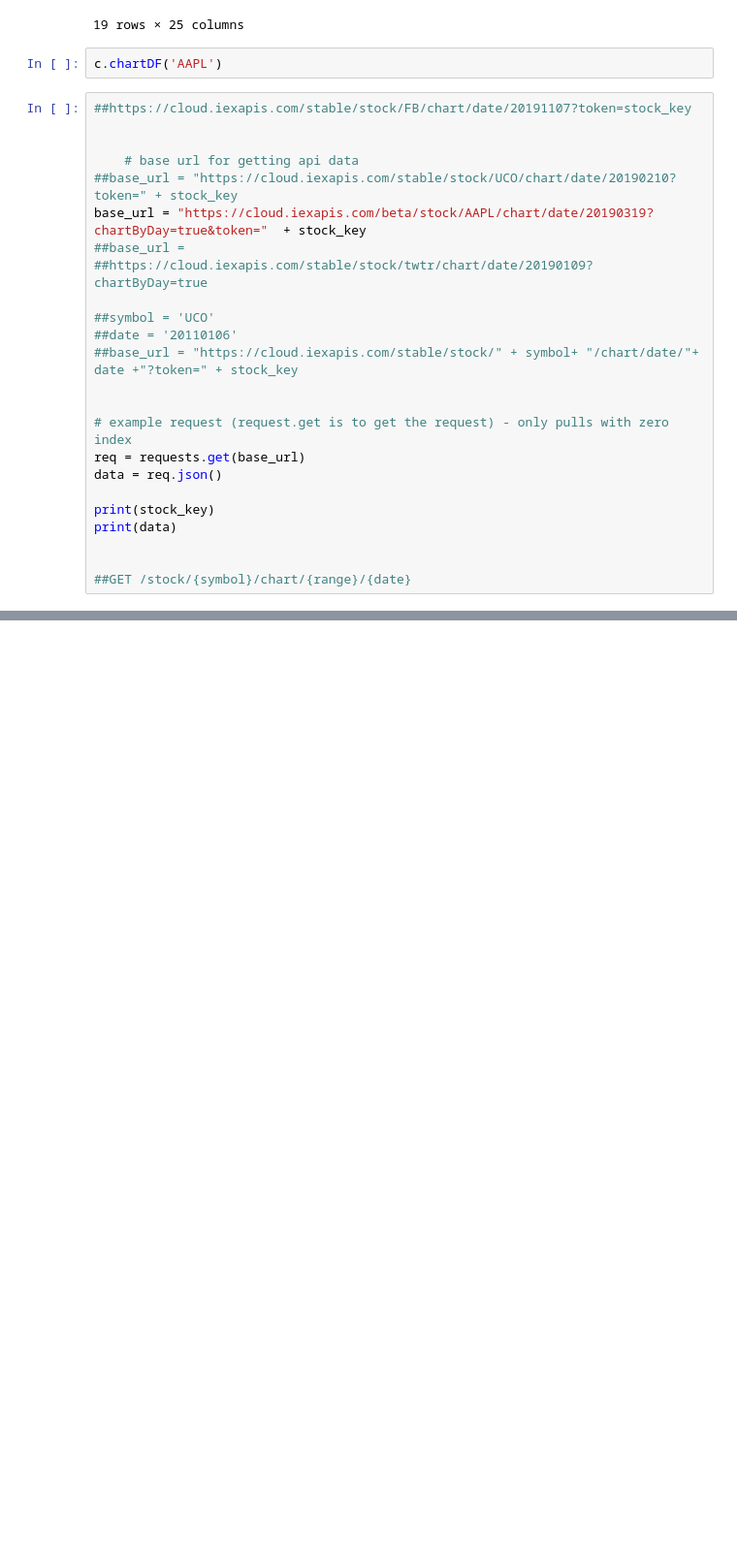
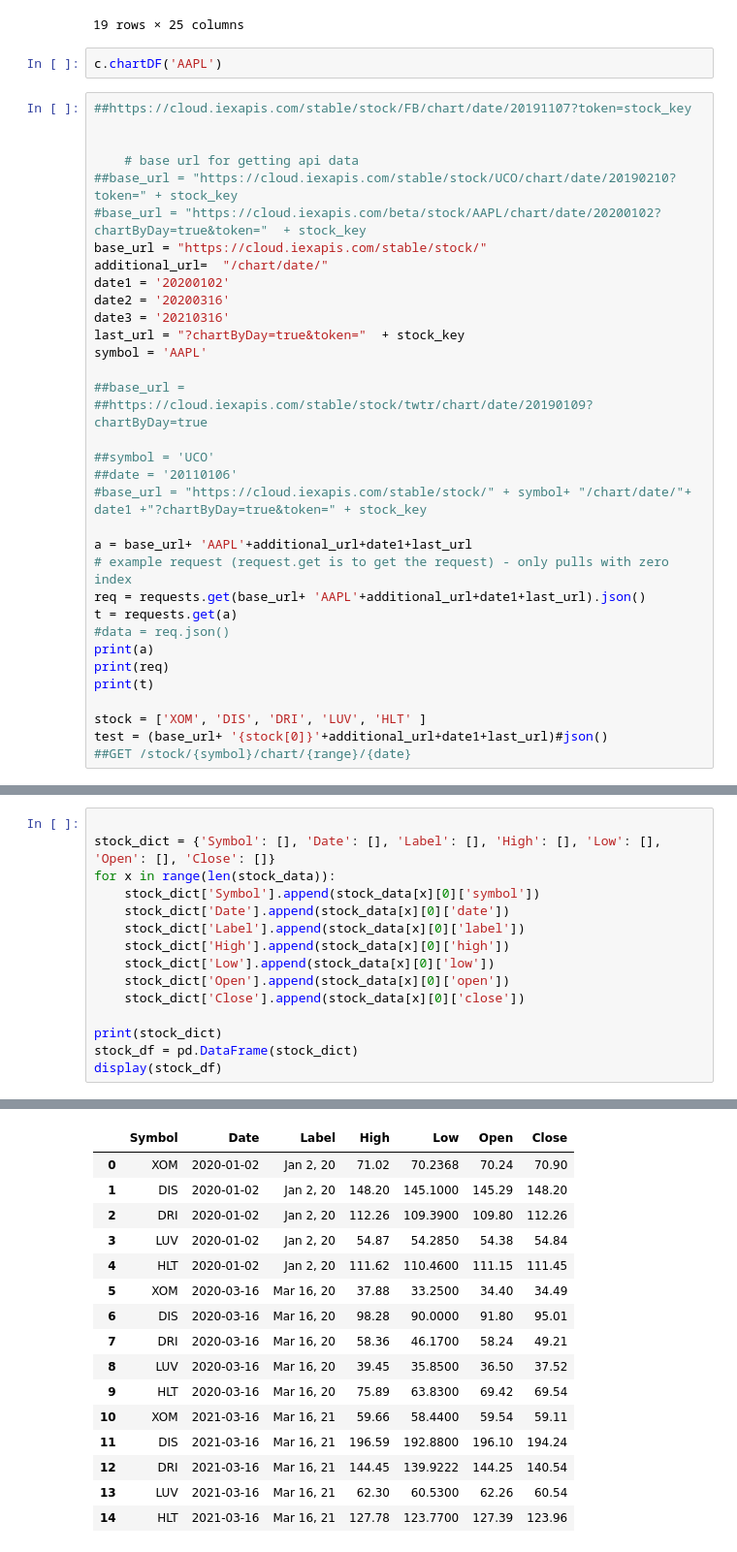
Before and after one commit to SharonBond/homework, a Jupyter notebook: IEX_API.ipynb, the cells around one changed output, grey strips where cells are left out. Shown at 97% size. Saved outputs shown, nothing was run; the diff lists cells and outputs as text; blank space fills up the shorter version.

```diff
--- a/IEX_API.ipynb
+++ b/IEX_API.ipynb
@@ -47,22 +47,32 @@ c.chartDF('AAPL')
 
     # base url for getting api data
 ##base_url = "https://cloud.iexapis.com/stable/stock/UCO/chart/date/20190210?token=" + stock_key
-base_url = "https://cloud.iexapis.com/beta/stock/AAPL/chart/date/20190319?chartByDay=true&token="  + stock_key
+#base_url = "https://cloud.iexapis.com/beta/stock/AAPL/chart/date/20200102?chartByDay=true&token="  + stock_key
+base_url = "https://cloud.iexapis.com/stable/stock/"
+additional_url=  "/chart/date/"
+date1 = '20200102'
+date2 = '20200316'
+date3 = '20210316'
+last_url = "?chartByDay=true&token="  + stock_key
+symbol = 'AAPL'
+
 ##base_url =
 ##https://cloud.iexapis.com/stable/stock/twtr/chart/date/20190109?chartByDay=true
 
 ##symbol = 'UCO'
 ##date = '20110106'
-##base_url = "https://cloud.iexapis.com/stable/stock/" + symbol+ "/chart/date/"+ date +"?token=" + stock_key
+#base_url = "https://cloud.iexapis.com/stable/stock/" + symbol+ "/chart/date/"+ date1 +"?chartByDay=true&token=" + stock_key
 
+a = base_url+ 'AAPL'+additional_url+date1+last_url
+# example request (request.get is to get the request) - only pulls with zero index
+req = requests.get(base_url+ 'AAPL'+additional_url+date1+last_url).json()
+t = requests.get(a)
+#data = req.json()
+print(a)
+print(req)
+print(t)
 
-# example request (request.get is to get the request) - only pulls with zero index
-req = requests.get(base_url)
-data = req.json()
-
-print(stock_key)
-print(data)
-
-
+stock = ['XOM', 'DIS', 'DRI', 'LUV', 'HLT' ]
+test = (base_url+ '{stock[0]}'+additional_url+date1+last_url)#json()
 ##GET /stock/{symbol}/chart/{range}/{date}
 # %% [output]
@@ -70,0 +130,16 @@ pk_603c03893595429dab5e9303276077d9
+# %%
+
+stock_dict = {'Symbol': [], 'Date': [], 'Label': [], 'High': [], 'Low': [], 'Open': [], 'Close': []}
+for x in range(len(stock_data)):
+    stock_dict['Symbol'].append(stock_data[x][0]['symbol'])
+    stock_dict['Date'].append(stock_data[x][0]['date'])
+    stock_dict['Label'].append(stock_data[x][0]['label'])
+    stock_dict['High'].append(stock_data[x][0]['high'])
+    stock_dict['Low'].append(stock_data[x][0]['low'])
+    stock_dict['Open'].append(stock_data[x][0]['open'])
+    stock_dict['Close'].append(stock_data[x][0]['close'])
+
+print(stock_dict)
+stock_df = pd.DataFrame(stock_dict)
+display(stock_df)
+# %% [output]
@@ -70,0 +147,16 @@ pk_603c03893595429dab5e9303276077d9
+|  | Symbol | Date | Label | High | Low | Open | Close |
+| 0 | XOM | 2020-01-02 | Jan 2, 20 | 71.02 | 70.2368 | 70.24 | 70.90 |
+| 1 | DIS | 2020-01-02 | Jan 2, 20 | 148.20 | 145.1000 | 145.29 | 148.20 |
+| 2 | DRI | 2020-01-02 | Jan 2, 20 | 112.26 | 109.3900 | 109.80 | 112.26 |
+| 3 | LUV | 2020-01-02 | Jan 2, 20 | 54.87 | 54.2850 | 54.38 | 54.84 |
+| 4 | HLT | 2020-01-02 | Jan 2, 20 | 111.62 | 110.4600 | 111.15 | 111.45 |
+| 5 | XOM | 2020-03-16 | Mar 16, 20 | 37.88 | 33.2500 | 34.40 | 34.49 |
+| 6 | DIS | 2020-03-16 | Mar 16, 20 | 98.28 | 90.0000 | 91.80 | 95.01 |
+| 7 | DRI | 2020-03-16 | Mar 16, 20 | 58.36 | 46.1700 | 58.24 | 49.21 |
+| 8 | LUV | 2020-03-16 | Mar 16, 20 | 39.45 | 35.8500 | 36.50 | 37.52 |
+| 9 | HLT | 2020-03-16 | Mar 16, 20 | 75.89 | 63.8300 | 69.42 | 69.54 |
+| 10 | XOM | 2021-03-16 | Mar 16, 21 | 59.66 | 58.4400 | 59.54 | 59.11 |
+| 11 | DIS | 2021-03-16 | Mar 16, 21 | 196.59 | 192.8800 | 196.10 | 194.24 |
+| 12 | DRI | 2021-03-16 | Mar 16, 21 | 144.45 | 139.9222 | 144.25 | 140.54 |
+| 13 | LUV | 2021-03-16 | Mar 16, 21 | 62.30 | 60.5300 | 62.26 | 60.54 |
+| 14 | HLT | 2021-03-16 | Mar 16, 21 | 127.78 | 123.7700 | 127.39 | 123.96 |
```
Also changed, not shown: parts of 7 cells of this notebook.
